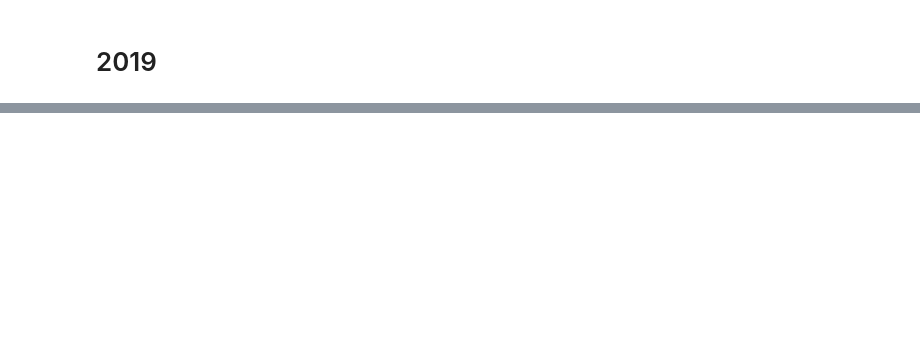
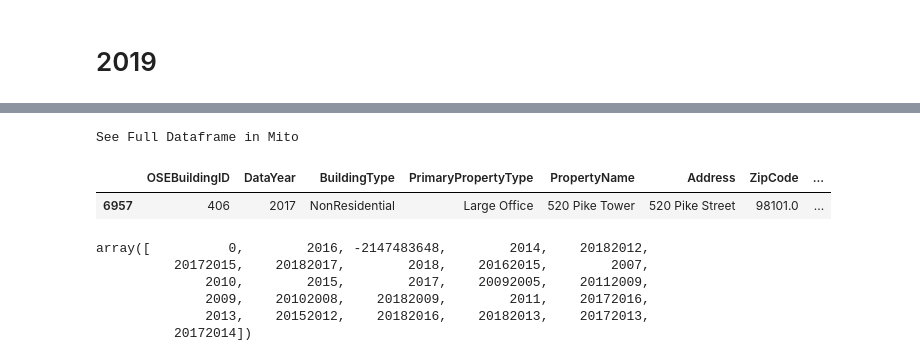
Before and after one commit to pawellachowski777/Seattle-Building-Energy-Benchmarking, a Jupyter notebook: Data-Processing.ipynb, the cells around one changed output, grey strips where cells are left out. Cells and saved outputs as stored; diff of their text form; code cells hidden in the pictures; blank space fills up the shorter version.

```diff
--- a/Data-Processing.ipynb
+++ b/Data-Processing.ipynb
@@ -339,8 +381,10 @@ sea_2019.to_csv('data/clean/2019-building-energy-benchmarking-clean.csv', index=
 # %%
+import pandas as pd
 from os import listdir
 from os.path import isfile, join
 
-data_path = 'E:\python\projects\seattle\data\clean'
-files_full_path = [join(mypath, f) for f in listdir(data_path) if isfile(join(data_path, f))]
+data_path = 'data\clean'
+# taking full path of all files
+files_full_path = [join(data_path, f) for f in listdir(data_path) if isfile(join(data_path, f))]
 files_full_path
 # %% [output]
@@ -368,7 +396,9 @@ See Full Dataframe in Mito
 # %%
+data_list = []
+
 for file in files_full_path:
-    print(file)
     df = pd.read_csv(file)
-#     df_columns = df.columns
-#     print(df_columns)
+    data_list.append(df)
+
+sea_all = pd.concat(data_list, axis=0, ignore_index=True)
 # %% [output]
@@ -399,0 +453,2 @@ print(df)
+# %%
+sea_all['YearsENERGYSTARCertified'] = sea_all['YearsENERGYSTARCertified'].astype(str)
@@ -399,0 +475,6 @@ print(df)
+# %%
+sea_all[sea_all['YearsENERGYSTARCertified'] =='2.0182017201520143e+27']
+# %% [output]
+See Full Dataframe in Mito
+|  | OSEBuildingID | DataYear | BuildingType | PrimaryPropertyType | PropertyName | Address | ZipCode | ... |
+| 6957 | 406 | 2017 | NonResidential | Large Office | 520 Pike Tower | 520 Pike Street | 98101.0 | ... |
@@ -399,0 +483,10 @@ print(df)
+# %%
+sea_17['YearsENERGYSTARCertified'] = sea_17['YearsENERGYSTARCertified'].astype(int)
+sea_17['YearsENERGYSTARCertified'].unique()
+# %% [output]
+array([          0,        2016, -2147483648,        2014,    20182012,
+          20172015,    20182017,        2018,    20162015,        2007,
+              2010,        2015,        2017,    20092005,    20112009,
+              2009,    20102008,    20182009,        2011,    20172016,
+              2013,    20152012,    20182016,    20182013,    20172013,
+          20172014])
```
Also changed, not shown: parts of 34 cells of this notebook, 1 other file.
